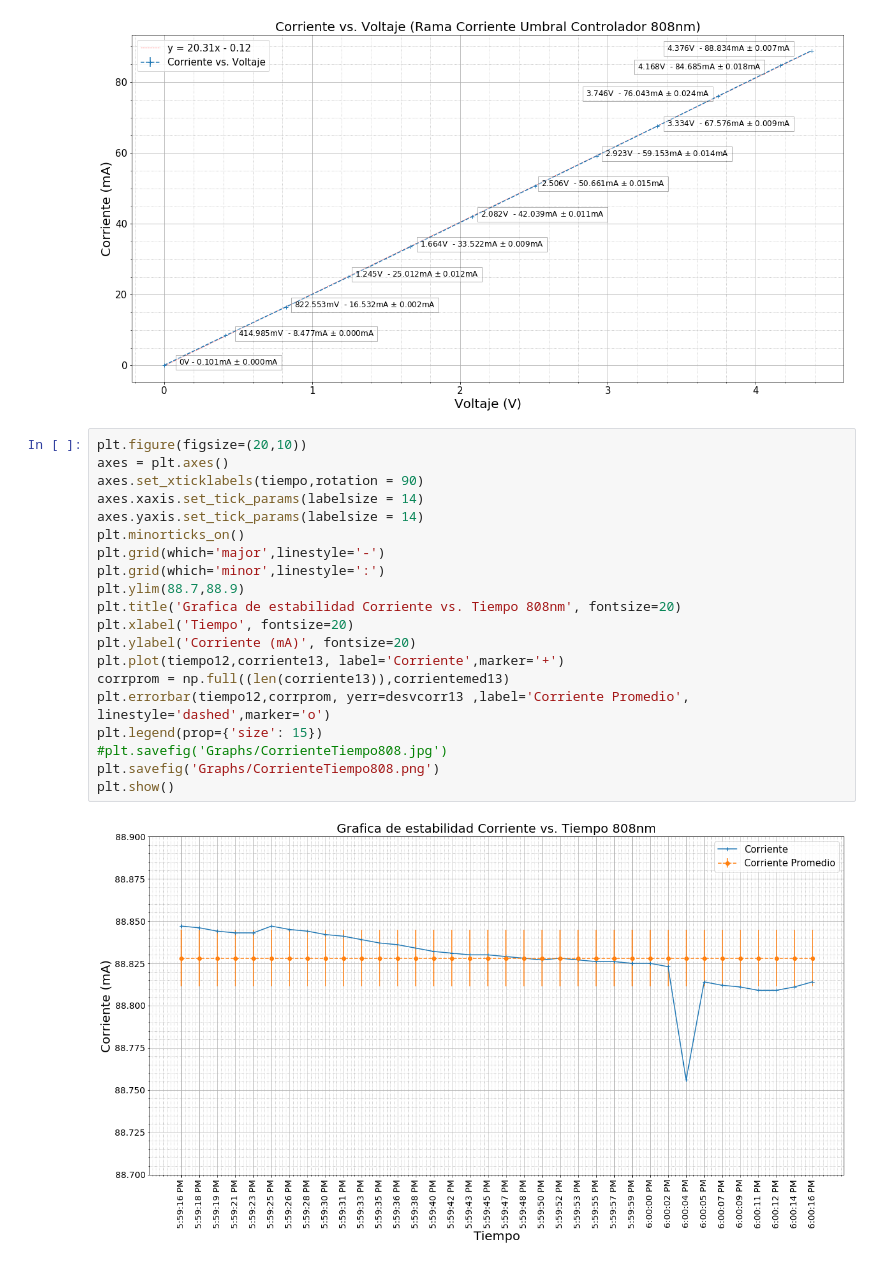
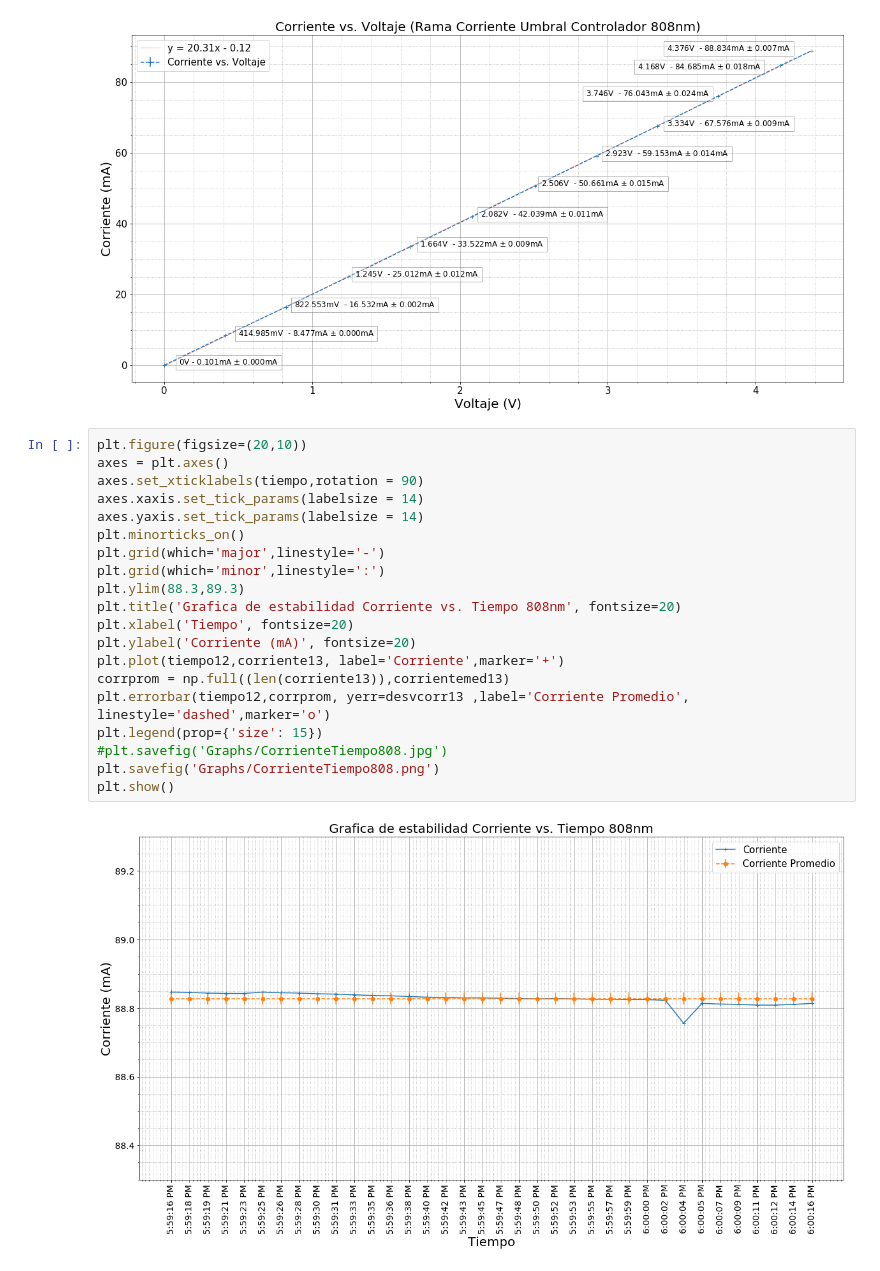
Before and after one commit to Magnus512/Jupyter, a Jupyter notebook: Corrientes808.ipynb, the cells around one changed output. Cells and saved outputs as stored; diff of their text form.

```diff
--- a/Corrientes808.ipynb
+++ b/Corrientes808.ipynb
@@ -185,22 +185,22 @@ plt.show()
 # %%
 plt.figure(figsize=(20,10))
 axes = plt.axes()
 axes.set_xticklabels(tiempo,rotation = 90)
 axes.xaxis.set_tick_params(labelsize = 14)
 axes.yaxis.set_tick_params(labelsize = 14)
 plt.minorticks_on()
 plt.grid(which='major',linestyle='-')
 plt.grid(which='minor',linestyle=':')
-plt.ylim(88.7,88.9)
+plt.ylim(88.3,89.3)
 plt.title('Grafica de estabilidad Corriente vs. Tiempo 808nm', fontsize=20)
 plt.xlabel('Tiempo', fontsize=20)
 plt.ylabel('Corriente (mA)', fontsize=20)
 plt.plot(tiempo12,corriente13, label='Corriente',marker='+')
 corrprom = np.full((len(corriente13)),corrientemed13)
 plt.errorbar(tiempo12,corrprom, yerr=desvcorr13 ,label='Corriente Promedio', linestyle='dashed',marker='o')
 plt.legend(prop={'size': 15})
 #plt.savefig('Graphs/CorrienteTiempo808.jpg')
 plt.savefig('Graphs/CorrienteTiempo808.png')
 plt.show()
 # %% [output]
-[figure, old version]
+[figure, new version]
```
Also changed, not shown: 15 other files.
